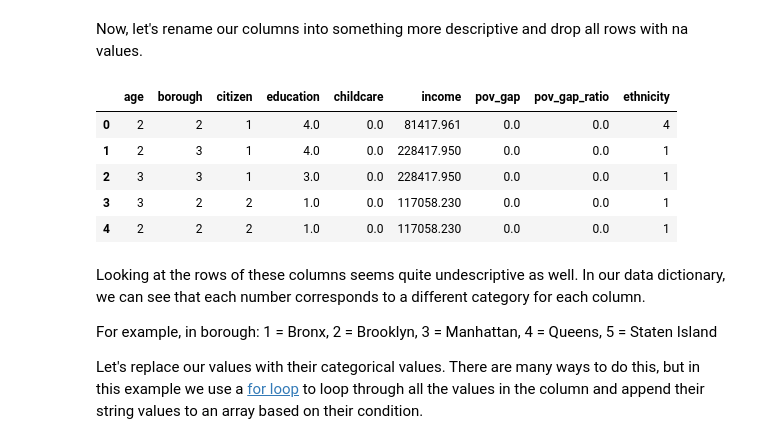
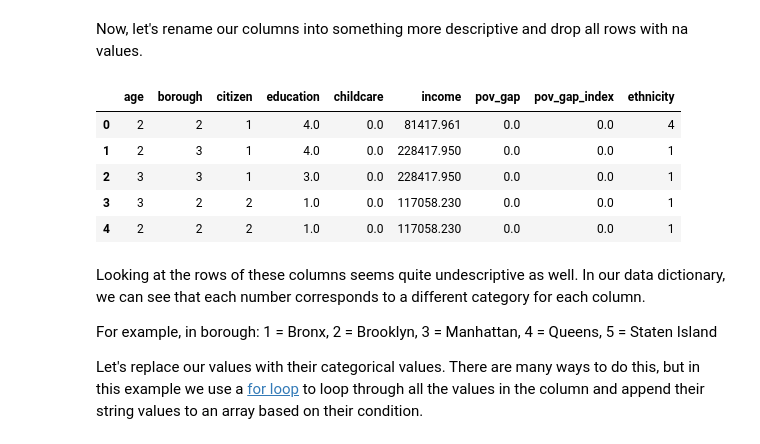
Before and after one commit to danagong/intro-sprint, a Jupyter notebook: Intro Sprint #1.ipynb, the cells around one changed output. Drawn from its saved outputs; the diff is of its cells as text; code cells hidden in the pictures.

```diff
--- a/Intro Sprint #1.ipynb
+++ b/Intro Sprint #1.ipynb
@@ -95,14 +103,20 @@ poverty.head()
 Now, let's rename our columns into something more descriptive and drop all rows with na values.
 # %%
 poverty=poverty.copy()
-poverty.rename(columns = {'AgeCateg' : 'age', 'Boro' : 'borough', 'CitizenStatus' : 'citizen', 'EducAttain' : 'education',
-                                         'EST_Childcare' : 'childcare', 'EST_PovGap' : 'pov_gap', 'EST_PovGapIndex' : 'pov_gap_ratio',
-                          'Ethnicity' : 'ethnicity', 'NYCgov_Income': 'income'},
+poverty.rename(columns = {'AgeCateg' : 'age',
+                          'Boro' : 'borough',
+                          'CitizenStatus' : 'citizen',
+                          'EducAttain' : 'education',
+                          'EST_Childcare' : 'childcare',
+                          'EST_PovGap' : 'pov_gap',
+                          'EST_PovGapIndex' : 'pov_gap_index',
+                          'Ethnicity' : 'ethnicity',
+                          'NYCgov_Income': 'income'},
                inplace = True)
 poverty.dropna()
 poverty.head()
 # %% [output]
-|  | age | borough | citizen | education | childcare | income | pov_gap | pov_gap_ratio | ethnicity |
+|  | age | borough | citizen | education | childcare | income | pov_gap | pov_gap_index | ethnicity |
 | 0 | 2 | 2 | 1 | 4.0 | 0.0 | 81417.961 | 0.0 | 0.0 | 4 |
 | 1 | 2 | 3 | 1 | 4.0 | 0.0 | 228417.950 | 0.0 | 0.0 | 1 |
 | 2 | 3 | 3 | 1 | 3.0 | 0.0 | 228417.950 | 0.0 | 0.0 | 1 |
```
Also changed, not shown: parts of 17 cells of this notebook.
